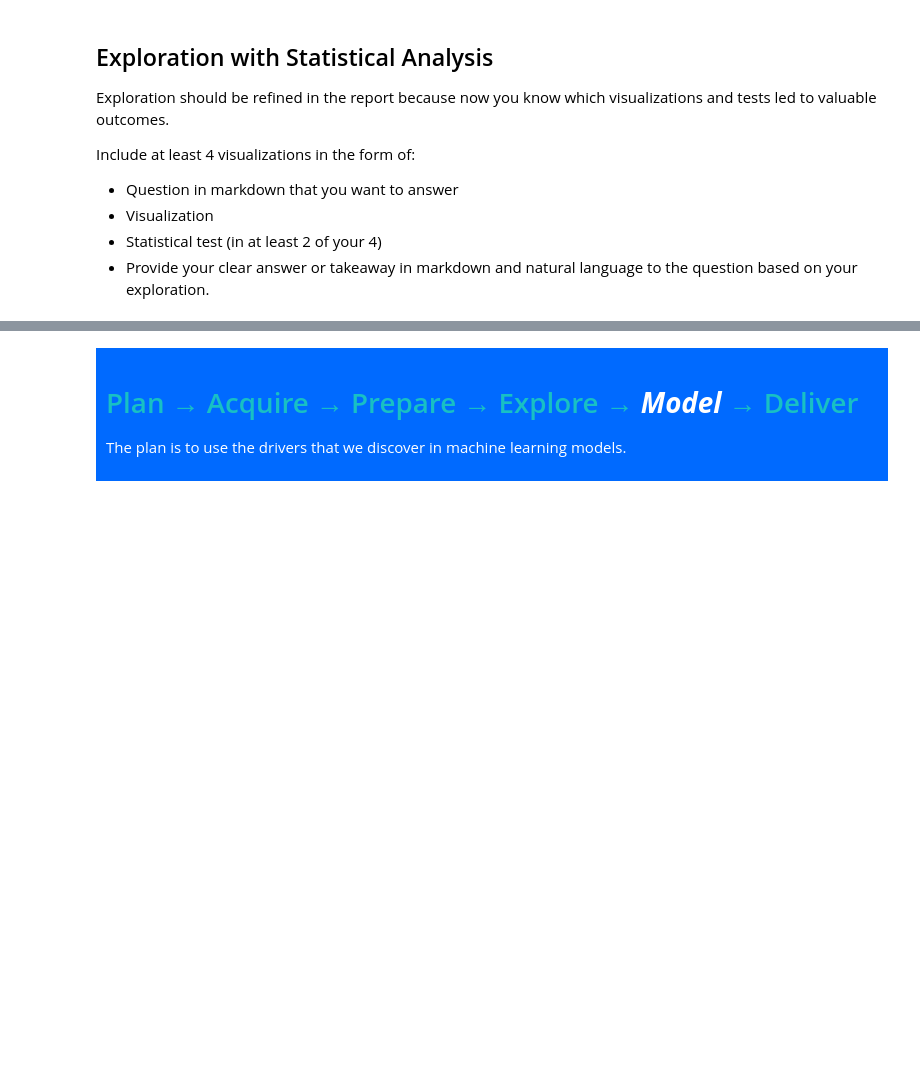
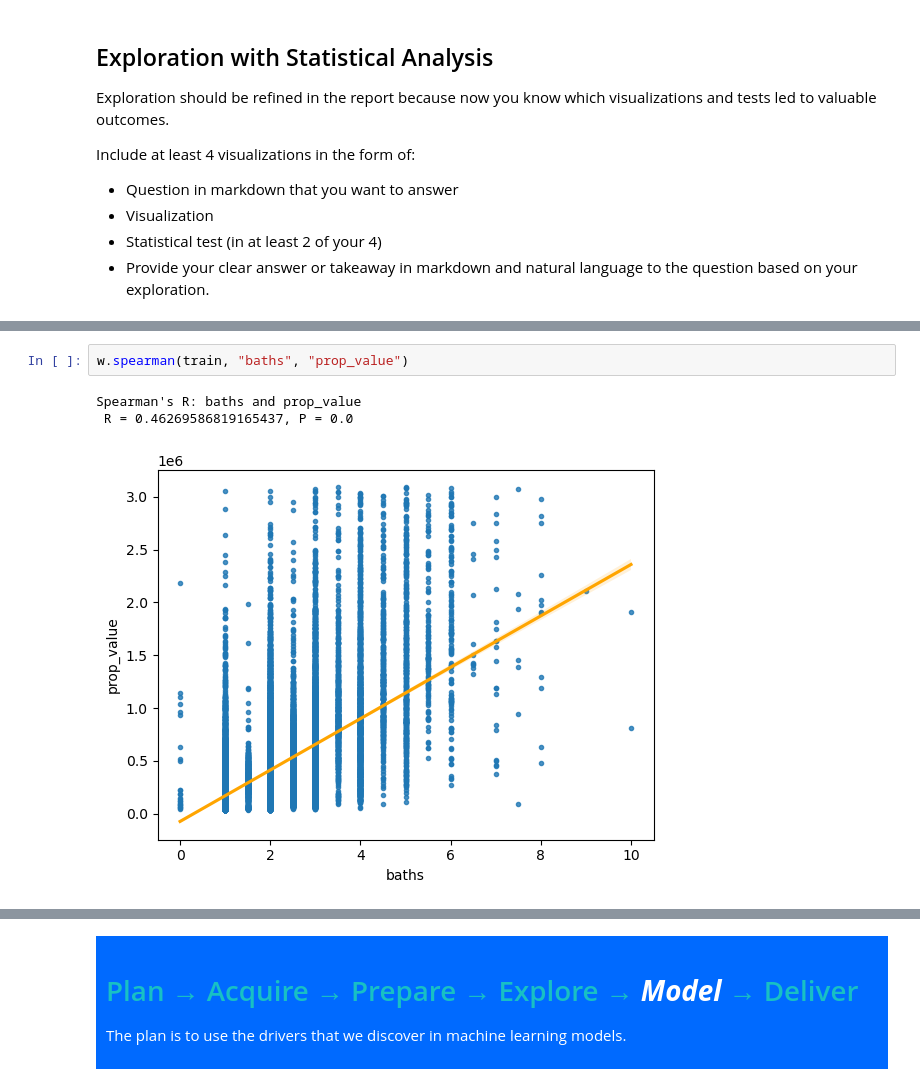
Before and after one commit to Zacharia-Schmitz/project_zillow, a Jupyter notebook: final_report.ipynb, the cells around one changed output, grey strips where cells are left out. Saved outputs shown, nothing was run; the diff lists cells and outputs as text; blank space fills up the shorter version.

```diff
--- a/final_report.ipynb
+++ b/final_report.ipynb
@@ -84,0 +193,6 @@ Include at least 4 visualizations in the form of:
+# %%
+w.spearman(train, "baths", "prop_value")
+# %% [output]
+Spearman's R: baths and prop_value
+ R = 0.46269586819165437, P = 0.0
+[figure, added]
```
Also changed, not shown: parts of 53 cells of this notebook, 3 other files.
